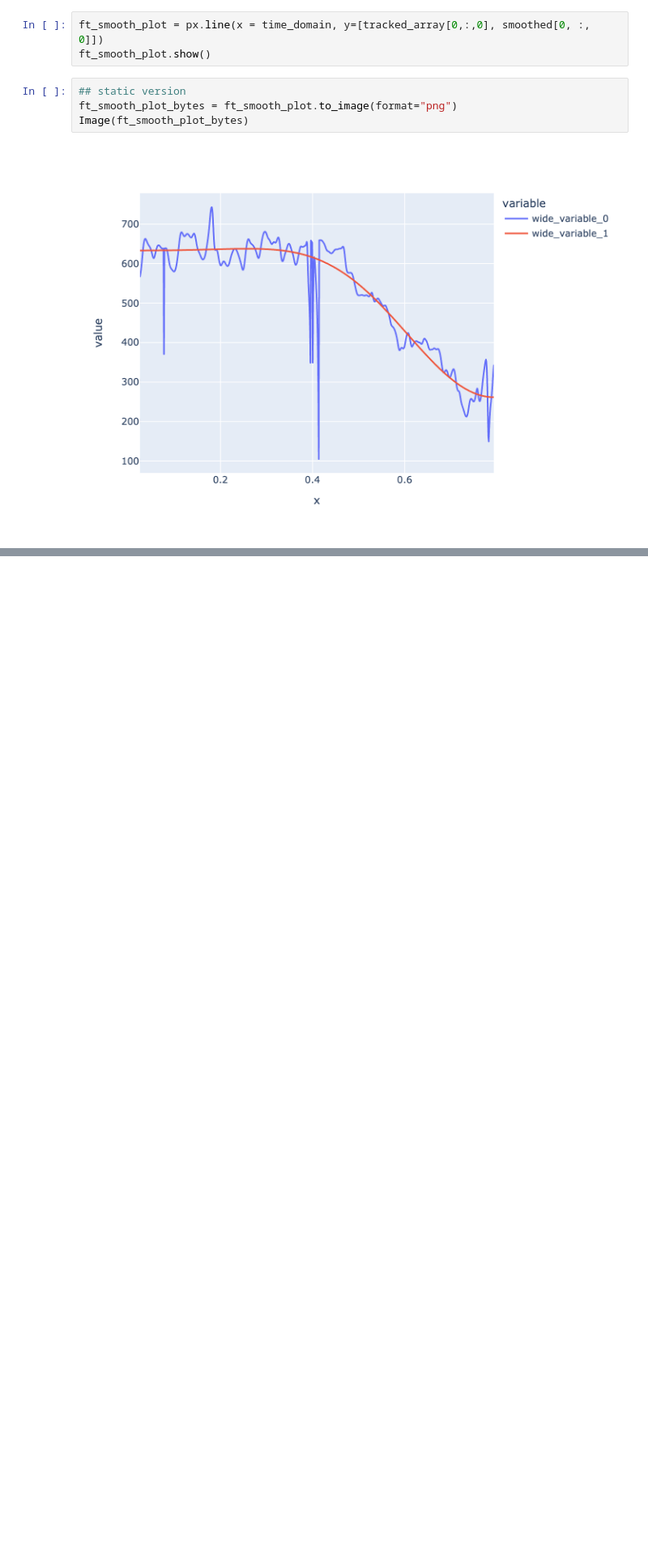
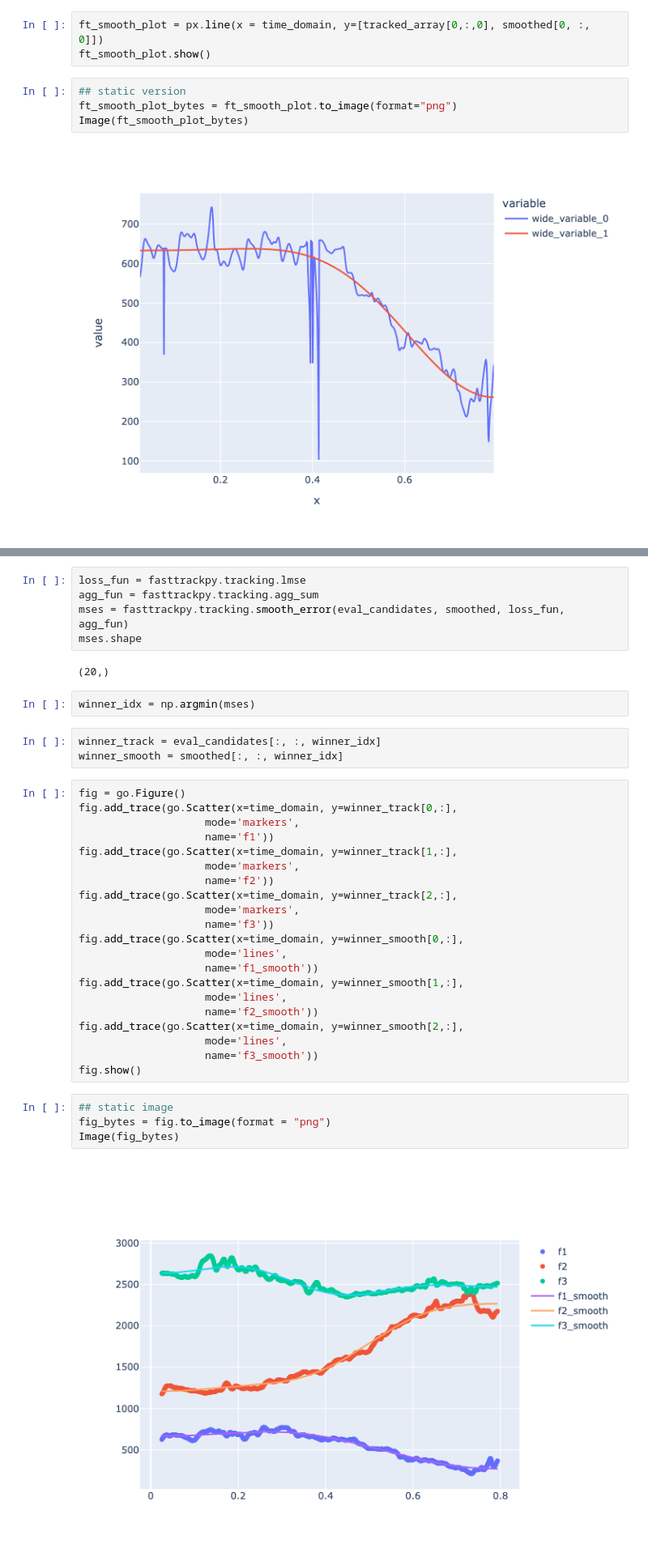
Before and after one commit to FastTrackiverse/fasttrackpy, a Jupyter notebook: dev_notebooks/formant_extraction.ipynb, the cells around one changed output, grey strips where cells are left out. Shown at 81% size. Cells and saved outputs as stored; diff of their text form; blank space fills up the shorter version.

```diff
--- a/dev_notebooks/formant_extraction.ipynb
+++ b/dev_notebooks/formant_extraction.ipynb
@@ -164,0 +254,39 @@ Image(ft_smooth_plot_bytes)
+# %%
+loss_fun = fasttrackpy.tracking.lmse
+agg_fun = fasttrackpy.tracking.agg_sum
+mses = fasttrackpy.tracking.smooth_error(eval_candidates, smoothed, loss_fun, agg_fun)
+mses.shape
+# %% [output]
+(20,)
+# %%
+winner_idx = np.argmin(mses)
+# %%
+winner_track = eval_candidates[:, :, winner_idx]
+winner_smooth = smoothed[:, :, winner_idx]
+# %%
+fig = go.Figure()
+fig.add_trace(go.Scatter(x=time_domain, y=winner_track[0,:],
+                    mode='markers',
+                    name='f1'))
+fig.add_trace(go.Scatter(x=time_domain, y=winner_track[1,:],
+                    mode='markers',
+                    name='f2'))
+fig.add_trace(go.Scatter(x=time_domain, y=winner_track[2,:],
+                    mode='markers',
+                    name='f3'))
+fig.add_trace(go.Scatter(x=time_domain, y=winner_smooth[0,:],
+                    mode='lines',
+                    name='f1_smooth'))
+fig.add_trace(go.Scatter(x=time_domain, y=winner_smooth[1,:],
+                    mode='lines',
+                    name='f2_smooth'))
+fig.add_trace(go.Scatter(x=time_domain, y=winner_smooth[2,:],
+                    mode='lines',
+                    name='f3_smooth'))
+fig.show()
+# %%
+## static image
+fig_bytes = fig.to_image(format = "png")
+Image(fig_bytes)
+# %% [output]
+[figure, added]
```
Also changed, not shown: parts of 20 cells of this notebook, 1 other file.
